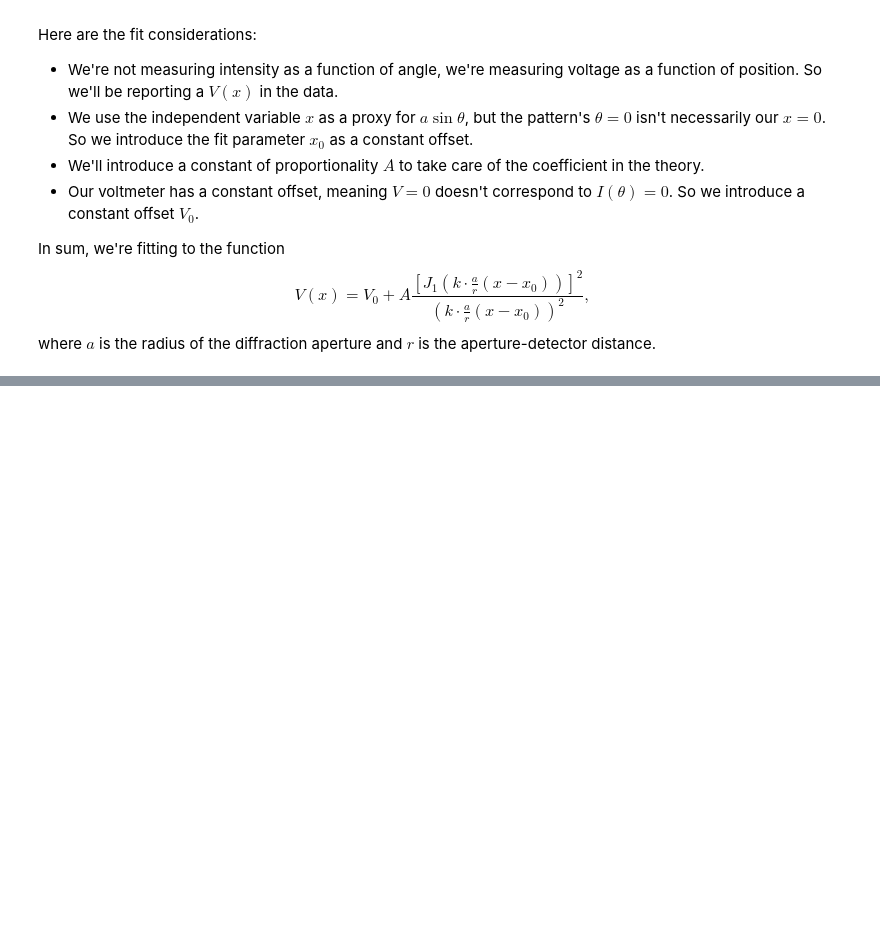
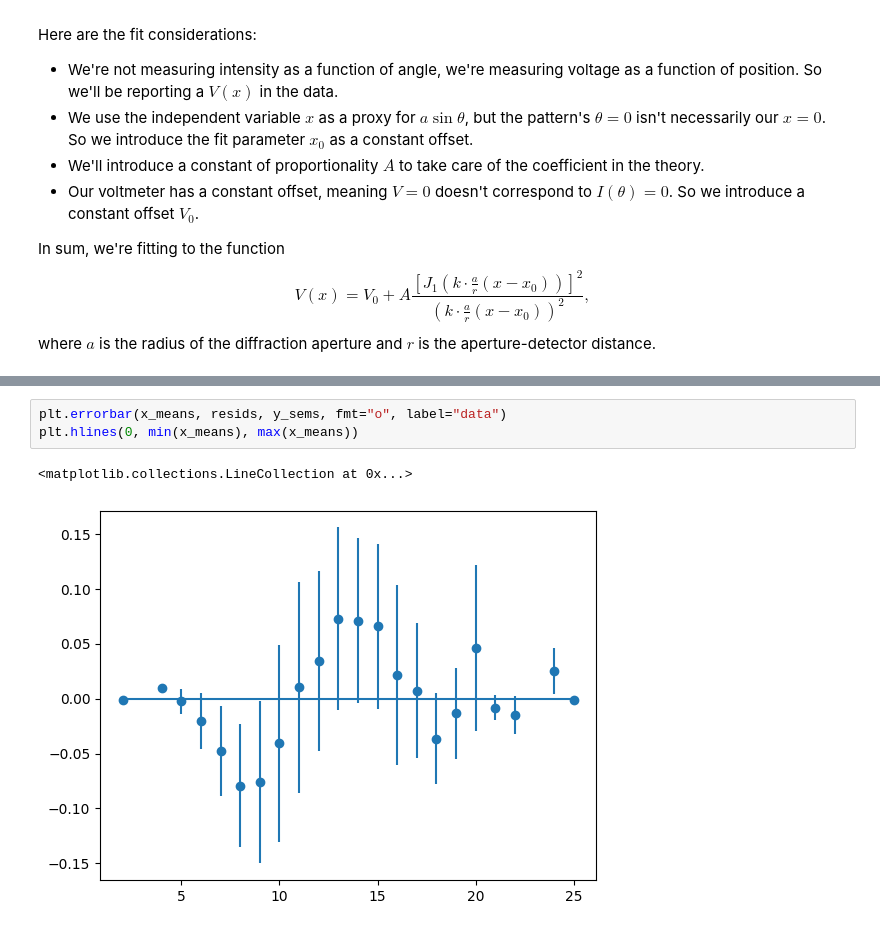
Before and after one commit to cneelyhmc/phys134-exp1, a Jupyter notebook: exp1_fraunhofer.ipynb, the cells around one changed output, grey strips where cells are left out. Saved outputs shown, nothing was run; the diff lists cells and outputs as text; blank space fills up the shorter version.

```diff
--- a/exp1_fraunhofer.ipynb
+++ b/exp1_fraunhofer.ipynb
@@ -147,0 +175,6 @@ PTE = 0.0
+# %%
+plt.errorbar(x_means, resids, y_sems, fmt="o", label="data")
+plt.hlines(0, min(x_means), max(x_means))
+# %% [output]
+<matplotlib.collections.LineCollection at 0x...>
+[figure, added]
```
Also changed, not shown: parts of 4 cells of this notebook.
